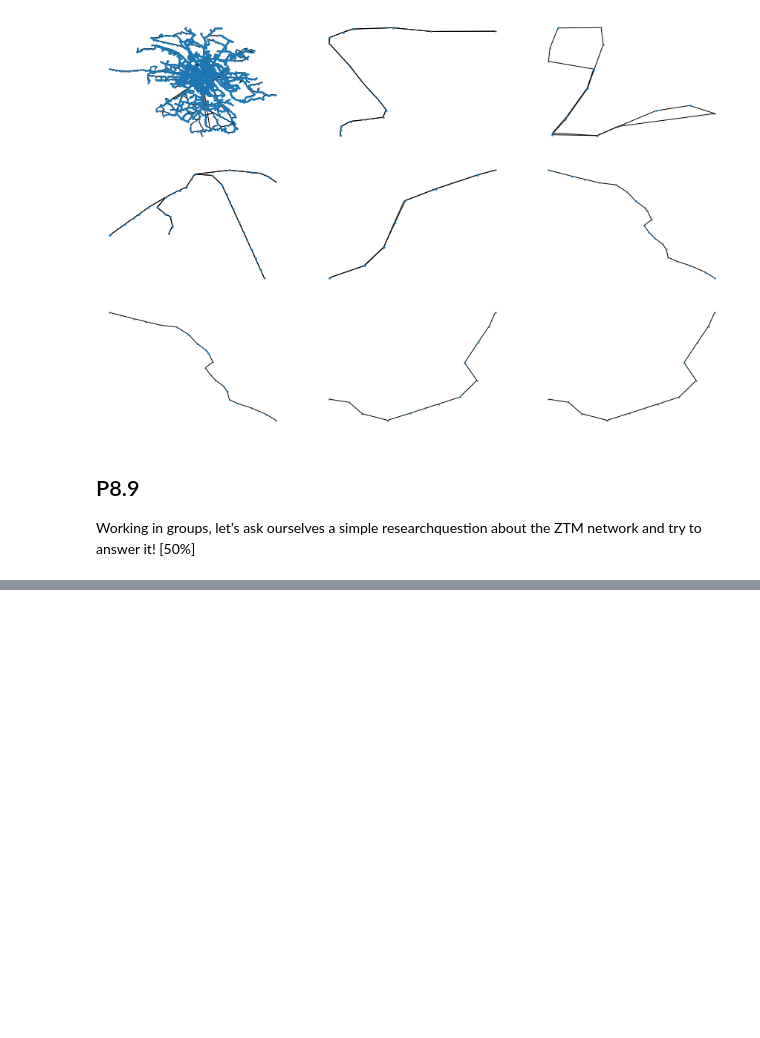
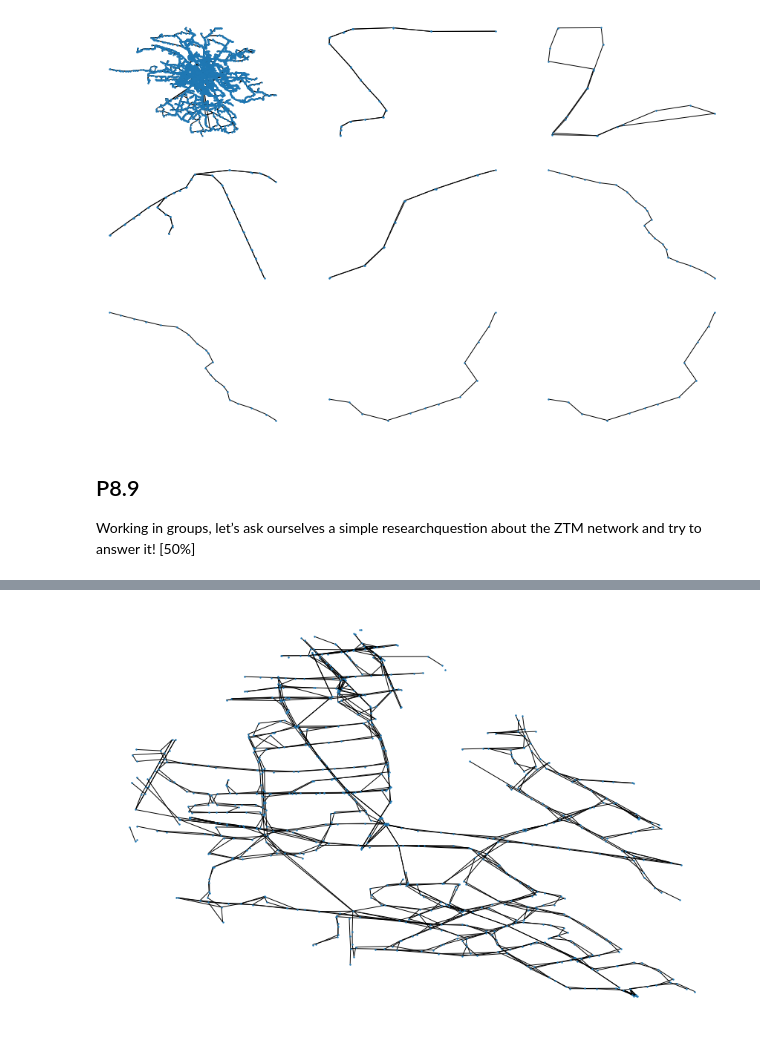
Before and after one commit to PaulinaPacyna/SNARS, a Jupyter notebook: Project 8.ipynb, the cells around one changed output, grey strips where cells are left out. Saved outputs shown, nothing was run; the diff lists cells and outputs as text; code cells hidden in the pictures; blank space fills up the shorter version.

```diff
--- a/Project 8.ipynb
+++ b/Project 8.ipynb
@@ -52,3 +78,15 @@ for i, v in enumerate(nx.connected_components(G)):
 # %% [markdown]
 ## P8.9
 Working in groups, let’s ask ourselves a simple researchquestion about the ZTM network and try to answer it! [50%]
+# %%
+points_time = json.load(open("points.json", 'r'))
+start = "100101"
+def get_route_limited_time(node, time_left):
+    result = set()
+    time[node]['routes'].items():
+        if time<= time_left:
+            result.add(point)
+        if time<time_left and time>0:
+            result = result.union(get_route_limited_time(point, time_left-time))
+    return result
+time_limited_area = {k: get_route_limited_time(start, k) for k in range(20)}
@@ -54,0 +95,18 @@ Working in groups, let’s ask ourselves a simple researchquestion about the ZTM
+# %%
+times = {0: {'313204'}}
+points_time = json.load(open("points.json", 'r'))
+def get_near(node):
+    result=set()
+    lat, lon = points_time[node]['lat'], points_time[node]['lon']
+    for k, v in points_time.items():
+        if (lat - v['lat'])**2 + (lon - v['lon'])**2 <=0.005**2:
+            result.add(k)
+    for k, v in points_time[node]["routes"].items():
+        if v<=2:
+            result.add(k)
+    return result
+
+
+for i in range(1, 30):
+    times[i] = times[i-1].union(set([k for node in times[i-1] for k in get_near(node)]))
+    print(times[i])
@@ -54,0 +131,5 @@ Working in groups, let’s ask ourselves a simple researchquestion about the ZTM
+# %%
+fig, ax = plt.subplots(figsize=(15,10))
+nx.draw(nx.subgraph(G, times[20]), pos=points, node_size =2, ax=ax)
+# %% [output]
+[figure, added]
```
Also changed, not shown: parts of 6 cells of this notebook.
